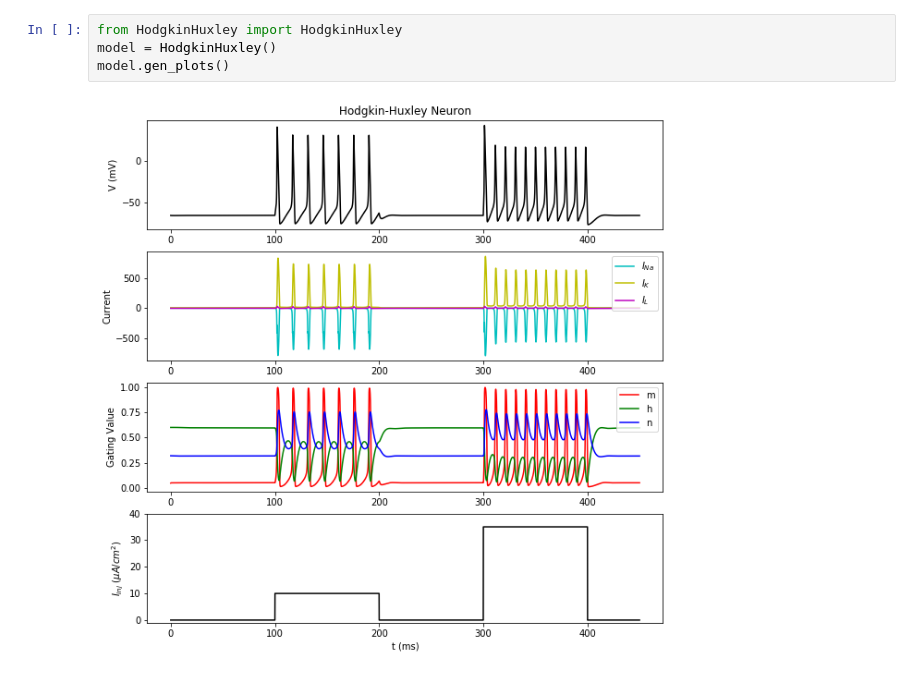
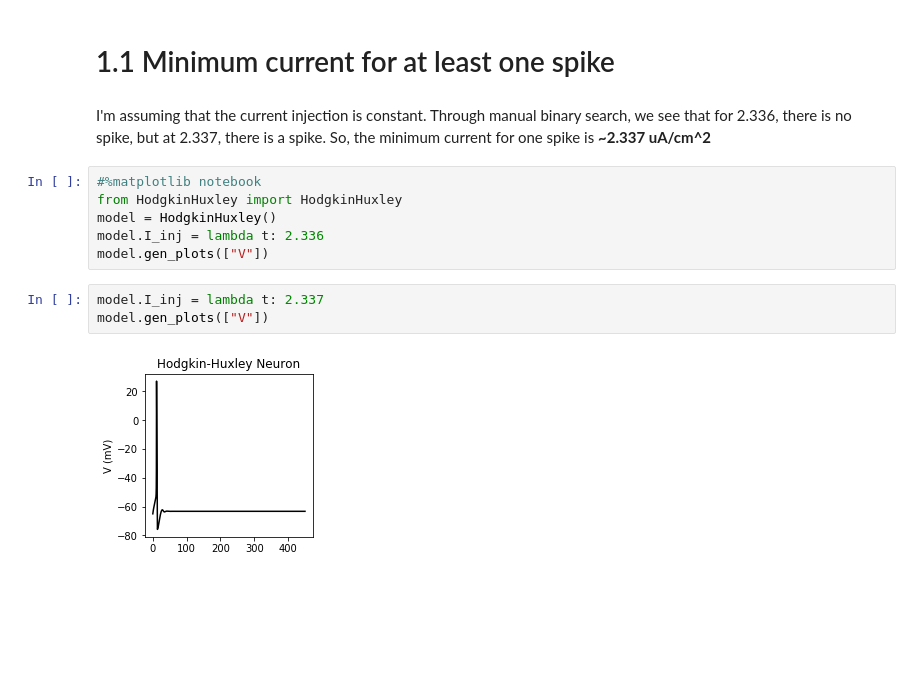
Before and after one commit to sjonany/hodgkin_huxley_exercises, a Jupyter notebook: exercise_1.ipynb, the cells around one changed output. Drawn from its saved outputs; the diff is of its cells as text; blank space fills up the shorter version.

```diff
--- a/exercise_1.ipynb
+++ b/exercise_1.ipynb
@@ -1,6 +1,17 @@
+# %% [markdown]
+# 1.1 Minimum current for at least one spike
+# %% [markdown]
+I'm assuming that the current injection is constant.
+Through manual binary search, we see that for 2.336, there is no spike, but at 2.337, there is a spike.
+So, the minimum current for one spike is **~2.337 uA/cm^2**
 # %%
+#%matplotlib notebook
 from HodgkinHuxley import HodgkinHuxley
 model = HodgkinHuxley()
-model.gen_plots()
+model.I_inj = lambda t: 2.336
+model.gen_plots(["V"])
-# %% [output]
-[figure, removed]
+# %%
+model.I_inj = lambda t: 2.337
+model.gen_plots(["V"])
+# %% [output]
+[figure, added]
```
Also changed, not shown: parts of 11 cells of this notebook, 1 other file.
